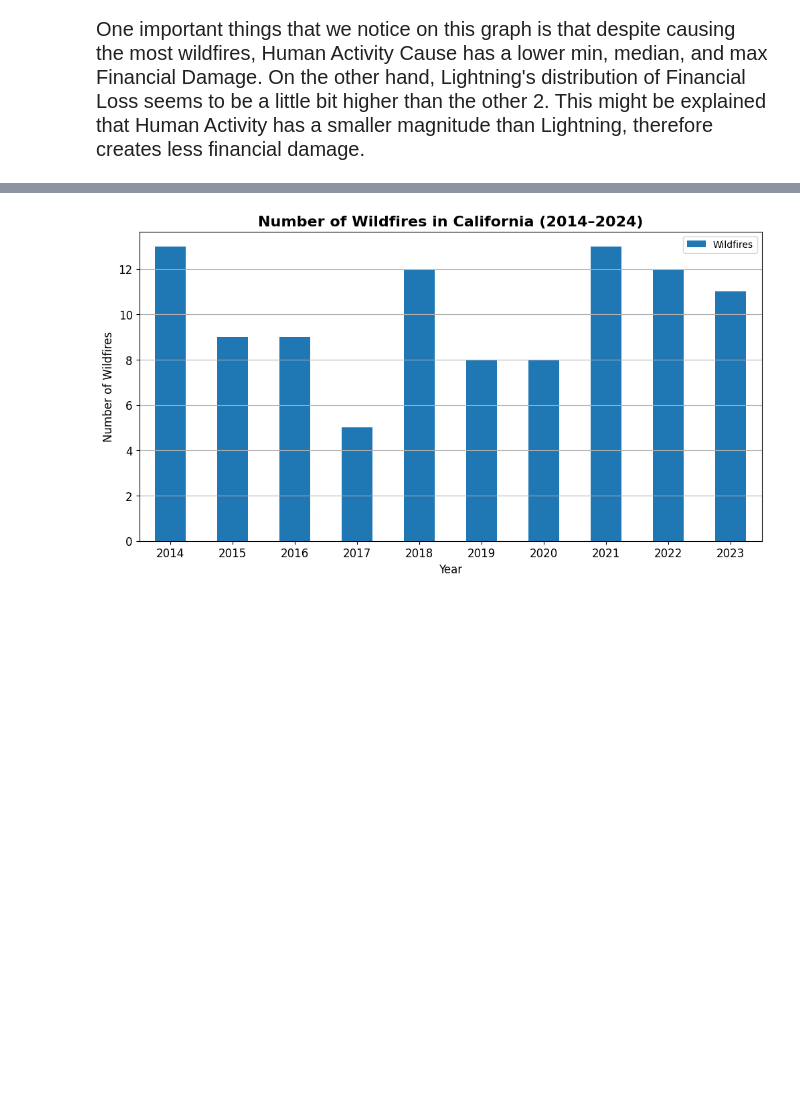
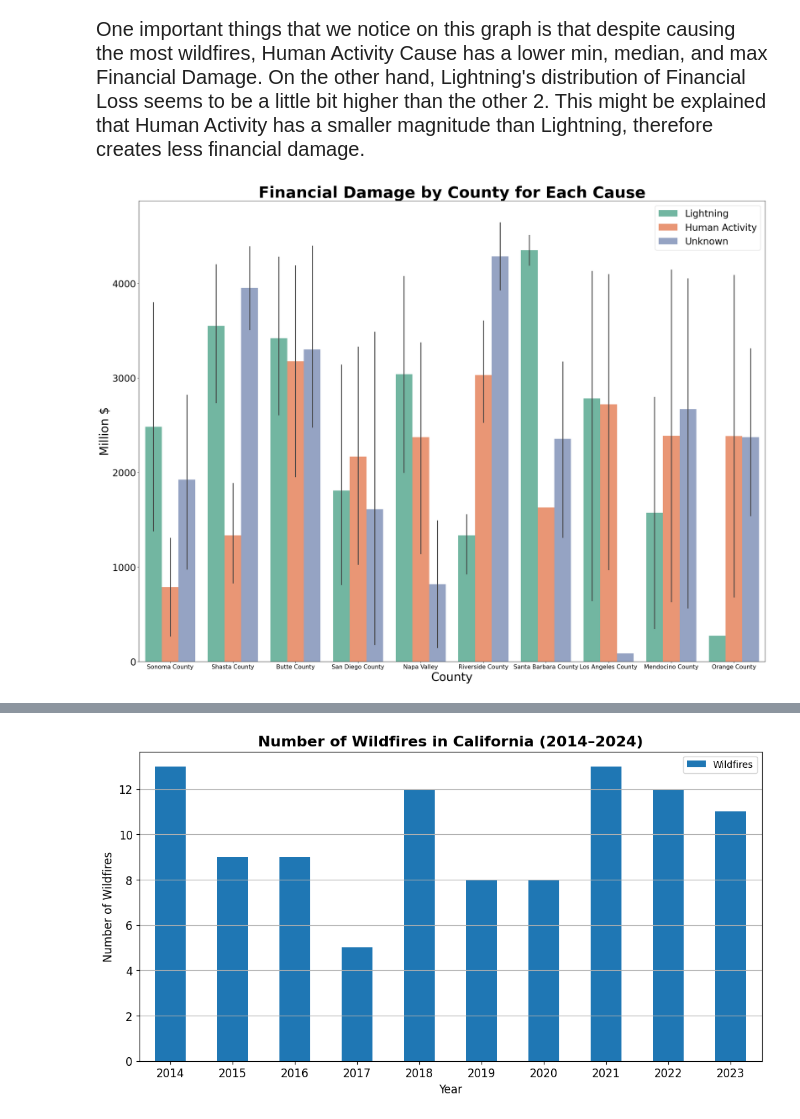
Before and after one commit to BaoTruong1/wildfire_project, a Jupyter notebook: src/exploration.ipynb, the cells around one changed output, grey strips where cells are left out. Cells and saved outputs as stored; diff of their text form; code cells hidden in the pictures; blank space fills up the shorter version.

```diff
--- a/src/exploration.ipynb
+++ b/src/exploration.ipynb
@@ -113,2 +115,15 @@ plt.show()
 # %% [markdown]
 <span style="font-size: 20px;">One important things that we notice on this graph is that despite causing the most wildfires, Human Activity Cause has a lower min, median, and max Financial Damage. On the other hand, Lightning's distribution of Financial Loss seems to be a little bit higher than the other 2. This might be explained that Human Activity has a smaller magnitude than Lightning, therefore creates less financial damage.</span>
+# %%
+plt.figure(figsize = (24,18))
+sns.barplot(x = 'Location', y = 'Financial_Loss', data = df, hue = 'Cause', palette = 'Set2')
+plt.xlabel("County", fontsize = 30)
+plt.ylabel("Million $", fontsize = 30)
+plt.title("Financial Damage by County for Each Cause", fontsize = 40, weight = 'bold')
+plt.xticks(fontsize = 15)
+plt.yticks(fontsize = 24)
+plt.legend(fontsize = 24)
+plt.tight_layout()
+plt.show()
+# %% [output]
+[figure, added]
```
Also changed, not shown: parts of 27 cells of this notebook, 2 other files.
